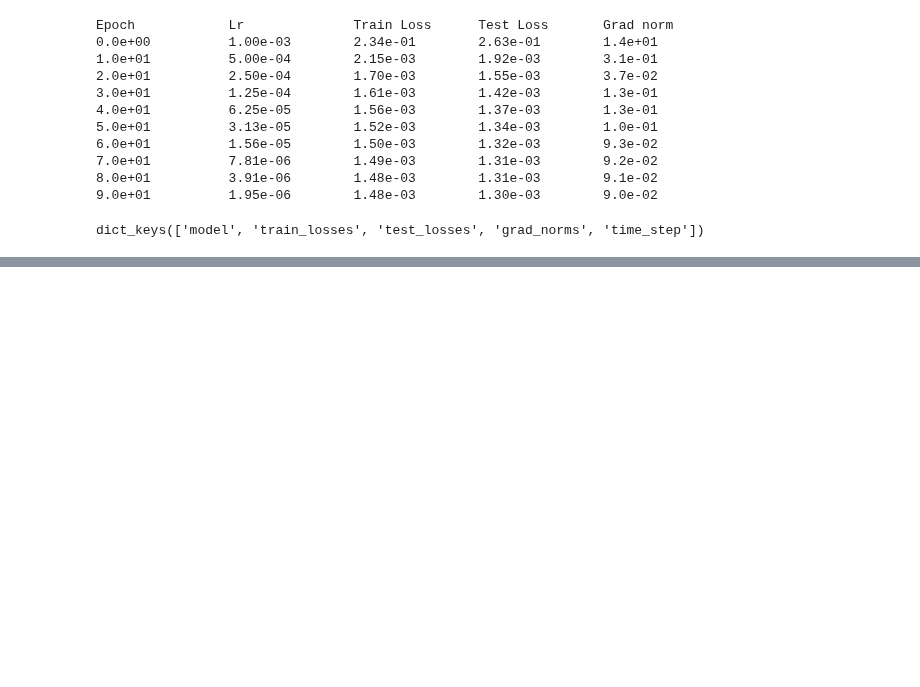
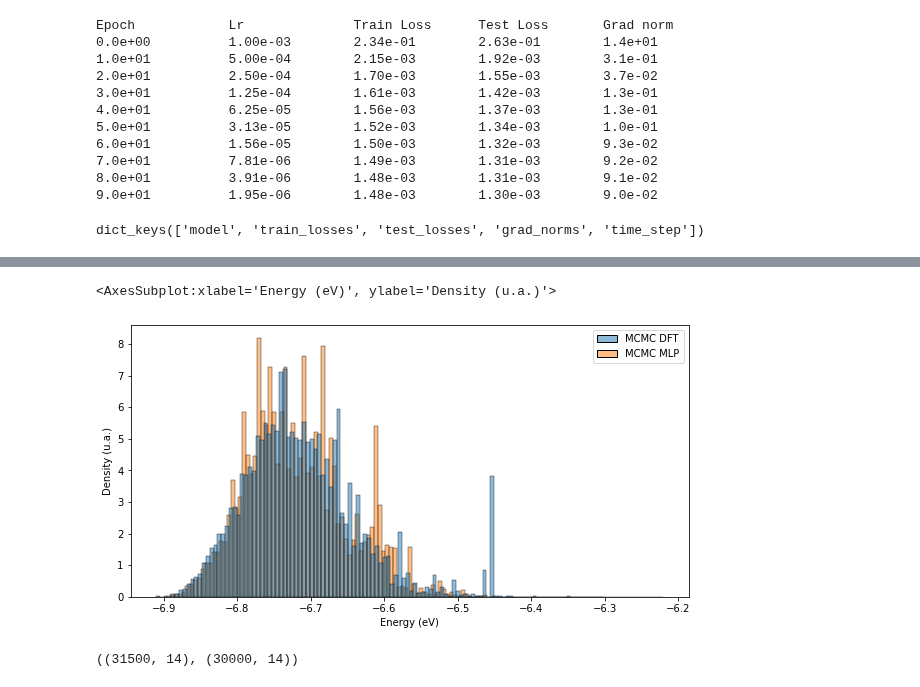
Before and after one commit to anacmolina/ML-DFT, a Jupyter notebook: notebooks/36 - review saving data for adaptive.ipynb, the cells around one changed output, grey strips where cells are left out. Drawn from its saved outputs; the diff is of its cells as text; code cells hidden in the pictures; blank space fills up the shorter version.

```diff
--- a/notebooks/36 - review saving data for adaptive.ipynb
+++ b/notebooks/36 - review saving data for adaptive.ipynb
@@ -422,0 +457,22 @@ dict_keys(['model', 'train_losses', 'test_losses', 'grad_norms', 'time_step'])
+# %%
+flow_models = [adaptives[i]['dict_flows_training'][-1][0]['model'] for i in [0, 1]]
+mixture_model = Mixture(flow_models, torch.tensor([0.5, 0.5]))
+# %%
+n_chains = 50
+n_steps = 1000
+
+xs_is0 = load_csv_file('is0_flow_train.csv', get_path() + '/andersen/datasets')
+xs_is1 = load_csv_file('is1_flow_train.csv', get_path() + '/andersen/datasets')
+xs_init = torch.cat((xs_is0[:int(n_chains/2)], xs_is1[:int(n_chains/2)]))
+# %%
+_ = run_metropolis(
+    model=mixture_model,
+    init=xs_init,
+    mlp_models=mlp_models,
+    n_steps=n_steps,
+    n_chains=n_chains,
+    id_run='N/A',
+    mixture=True,
+    temperature=350,
+    energy_type='mlp',
+)
@@ -422,0 +497,12 @@ dict_keys(['model', 'train_losses', 'test_losses', 'grad_norms', 'time_step'])
+# %%
+mcmc = load_pickle_file(mcmc_paths, DFT_SIMS_PATH)
+# %%
+energy = {
+    'MCMC DFT': mcmc['us'].flatten().detach().numpy(),
+    'MCMC MLP': _['us'].flatten().detach().numpy()
+          }
+
+plot_energy_histogram(energy)
+# %% [output]
+<AxesSubplot:xlabel='Energy (eV)', ylabel='Density (u.a.)'>
+[figure, added]
@@ -422,0 +522,4 @@ dict_keys(['model', 'train_losses', 'test_losses', 'grad_norms', 'time_step'])
+# %%
+xs_proposals.shape, xs_proposals_comp.shape
+# %% [output]
+((31500, 14), (30000, 14))
```
Also changed, not shown: parts of 20 cells of this notebook, 7 other files.
